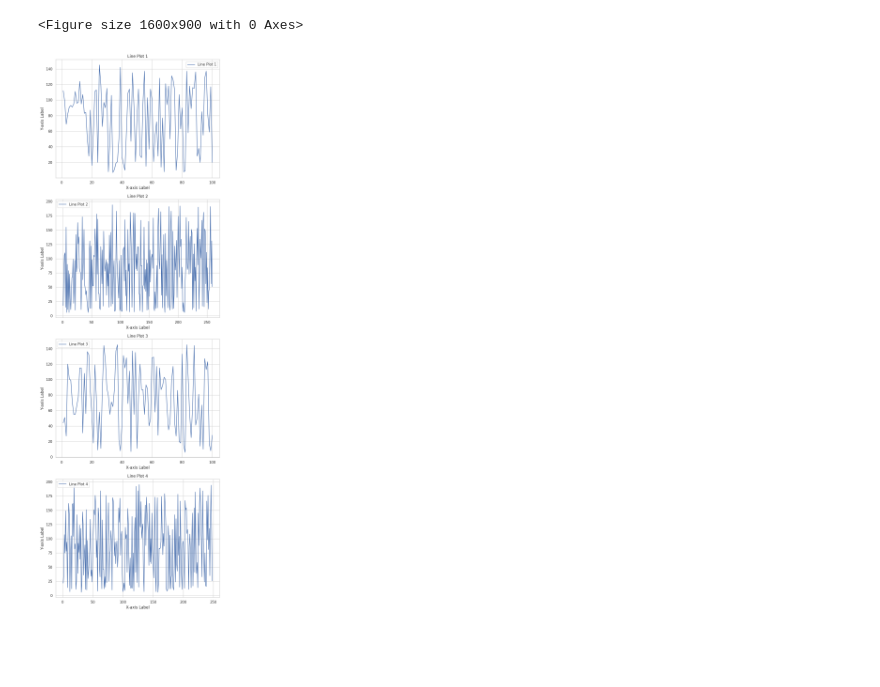
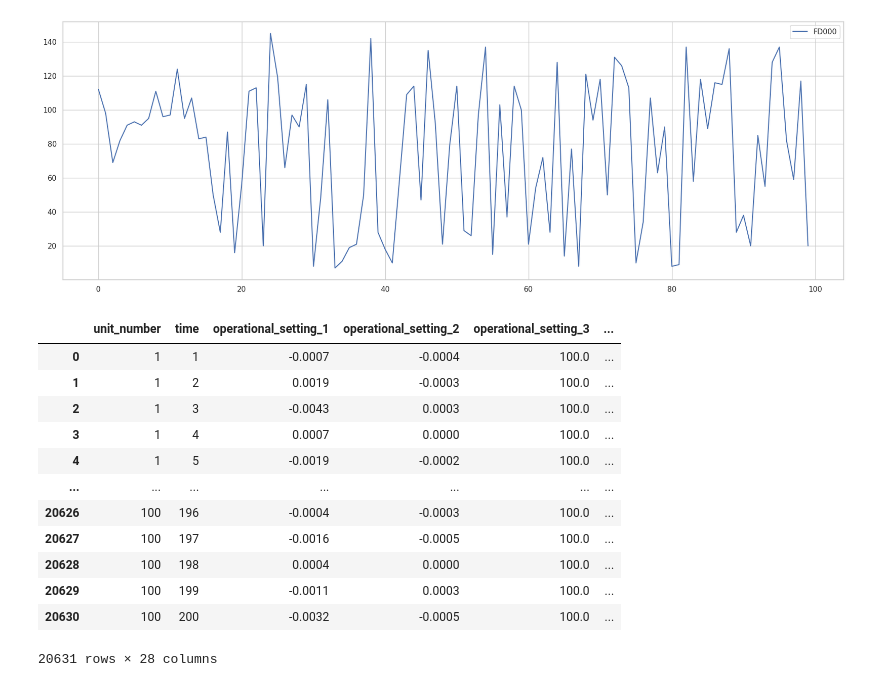
Before and after one commit to AmadejTratnik/c-mapss, a Jupyter notebook: Untitled.ipynb, the cells around one changed output. Saved outputs shown, nothing was run; the diff lists cells and outputs as text; code cells hidden in the pictures; blank space fills up the shorter version.

```diff
--- a/Untitled.ipynb
+++ b/Untitled.ipynb
@@ -39,22 +39,16 @@ def read_rul_list(file_path:str) -> list:
 # %%
 N = 4
 all_ruls = []
-for i in range(1,N+1):
+for i in range(1,2):
     l = read_rul_list(f'data/RUL_FD00{i}.txt')
     all_ruls.append(l)
 # %%
-sns.set(style="whitegrid")
-plt.figure(figsize=(16, 9))
-num_subplots = len(all_ruls)
-fig, axes = plt.subplots(num_subplots, 1, figsize=(8, 6*num_subplots))
-for i, (sublist, ax) in enumerate(zip(all_ruls, axes)):
-    sns.lineplot(x=list(range(1, len(sublist) + 1)), y=sublist, ax=ax, label=f"Line Plot {i + 1}")
-    ax.set_xlabel("X-axis Label")
-    ax.set_ylabel("Y-axis Label")
-    ax.set_title(f"Line Plot {i + 1}")
-plt.legend(loc='upper left')
-plt.tight_layout()
+plt.figure(figsize=(21, 7))
+titles = []
+for i,l in enumerate(all_ruls):
+    sns.lineplot(l)
+    titles.append(f"FD00{i}")
+plt.legend(titles)
 plt.show()
 # %% [output]
-<Figure size 1600x900 with 0 Axes>
-[figure, old version]
+[figure, new version]
@@ -60,0 +61,16 @@ plt.show()
+# %%
+df
+# %% [output]
+|  | unit_number | time | operational_setting_1 | operational_setting_2 | operational_setting_3 | ... |
+| 0 | 1 | 1 | -0.0007 | -0.0004 | 100.0 | ... |
+| 1 | 1 | 2 | 0.0019 | -0.0003 | 100.0 | ... |
+| 2 | 1 | 3 | -0.0043 | 0.0003 | 100.0 | ... |
+| 3 | 1 | 4 | 0.0007 | 0.0000 | 100.0 | ... |
+| 4 | 1 | 5 | -0.0019 | -0.0002 | 100.0 | ... |
+| ... | ... | ... | ... | ... | ... | ... |
+| 20626 | 100 | 196 | -0.0004 | -0.0003 | 100.0 | ... |
+| 20627 | 100 | 197 | -0.0016 | -0.0005 | 100.0 | ... |
+| 20628 | 100 | 198 | 0.0004 | 0.0000 | 100.0 | ... |
+| 20629 | 100 | 199 | -0.0011 | 0.0003 | 100.0 | ... |
+| 20630 | 100 | 200 | -0.0032 | -0.0005 | 100.0 | ... |
+20631 rows × 28 columns
```
Also changed, not shown: parts of 2 cells of this notebook, 1 other file.
